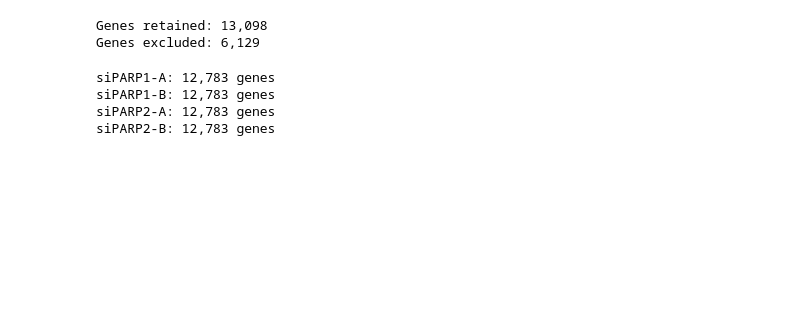
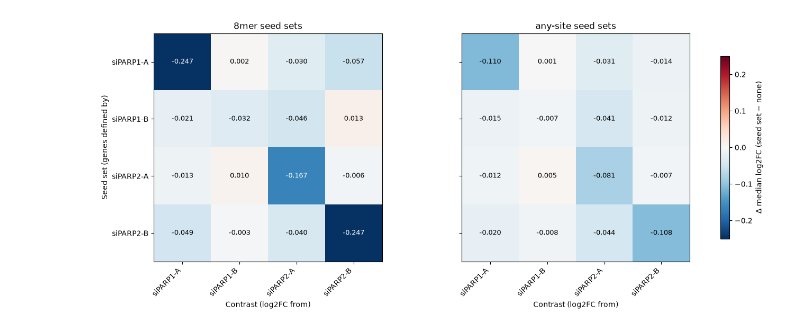
Before and after one commit to pietschM13/siRNA_off_target_effects, a Jupyter notebook: notebooks/GSE114273/04_off_target_analysis.ipynb, the cells around one changed output. Saved outputs shown, nothing was run; the diff lists cells and outputs as text; code cells hidden in the pictures; blank space fills up the shorter version.

```diff
--- a/notebooks/GSE114273/04_off_target_analysis.ipynb
+++ b/notebooks/GSE114273/04_off_target_analysis.ipynb
@@ -309,38 +291,22 @@ display(mapped_raw_counts.head())
 # %%
-# filter on counts > 10 in all samples
-
-sample_columns = [
-    col for col in mapped_raw_counts.columns
-    if col not in ["GeneID", "EnsemblGeneID"]
-]
-
-keep = (mapped_raw_counts[sample_columns] >= 10).sum(axis=1) >= 2
-
-filtered_gene_ids = set(
-    mapped_raw_counts.loc[keep, "EnsemblGeneID"]
-)
-
-print(f"Genes retained: {keep.sum():,}")
-print(f"Genes excluded: {(~keep).sum():,}")
+## Heatmap: diverging colours centred on 0 (blue = lower in that contrast, red = higher)
+fig, axes = plt.subplots(1, 2, figsize=(13, 5.5), constrained_layout=True)
+limit = 0.25
+for ax, (title, matrix) in zip(axes, [("8mer seed sets", spec_8mer), ("any-site seed sets", spec_any)]):
+    im = ax.imshow(matrix, cmap="RdBu_r", vmin=-limit, vmax=limit)
+    ax.set_xticks(range(len(sirnas)), sirnas, rotation=45, ha="right")
+    ax.set_yticks(range(len(sirnas)), sirnas)
+    ax.set_xlabel("Contrast (log2FC from)")
+    ax.set_title(title)
+    for i in range(len(sirnas)):
+        for j in range(len(sirnas)):
+            value = matrix.iloc[i, j]
+            ax.text(j, i, f"{value:.3f}", ha="center", va="center", fontsize=9,
+                    color="white" if abs(value) > 0.6 * limit else "black")
+axes[0].set_ylabel("Seed set (genes defined by)")
+axes[1].tick_params(labelleft=False)          # same rows as the left panel; no need to repeat
+fig.colorbar(im, ax=axes, label="Δ median log2FC (seed set − none)", shrink=0.8)
+fig.savefig("../../results/GSE114273/figures/GSE114273_specificity_heatmap.png", dpi=200, bbox_inches="tight")
+plt.show()
 # %% [output]
-Genes retained: 13,098
-Genes excluded: 6,129
+[figure, added]
-# %%
-# Create new dictionary for analysis (will remove genes w/o annotated 3'UTR and valid log2fc values)
-
-sirna_analysis_filtered = {}
-
-for treatment, df in sirna_analysis.items():
-    sirna_analysis_filtered[treatment] = df[
-        df["EnsemblGeneID"].isin(filtered_gene_ids)
-    ].copy()
-
-    print(
-        f"{treatment}: "
-        f"{len(sirna_analysis_filtered[treatment]):,} genes"
-    )
-# %% [output]
-siPARP1-A: 12,783 genes
-siPARP1-B: 12,783 genes
-siPARP2-A: 12,783 genes
-siPARP2-B: 12,783 genes
```
Also changed, not shown: parts of 25 cells of this notebook, 4 other files.
